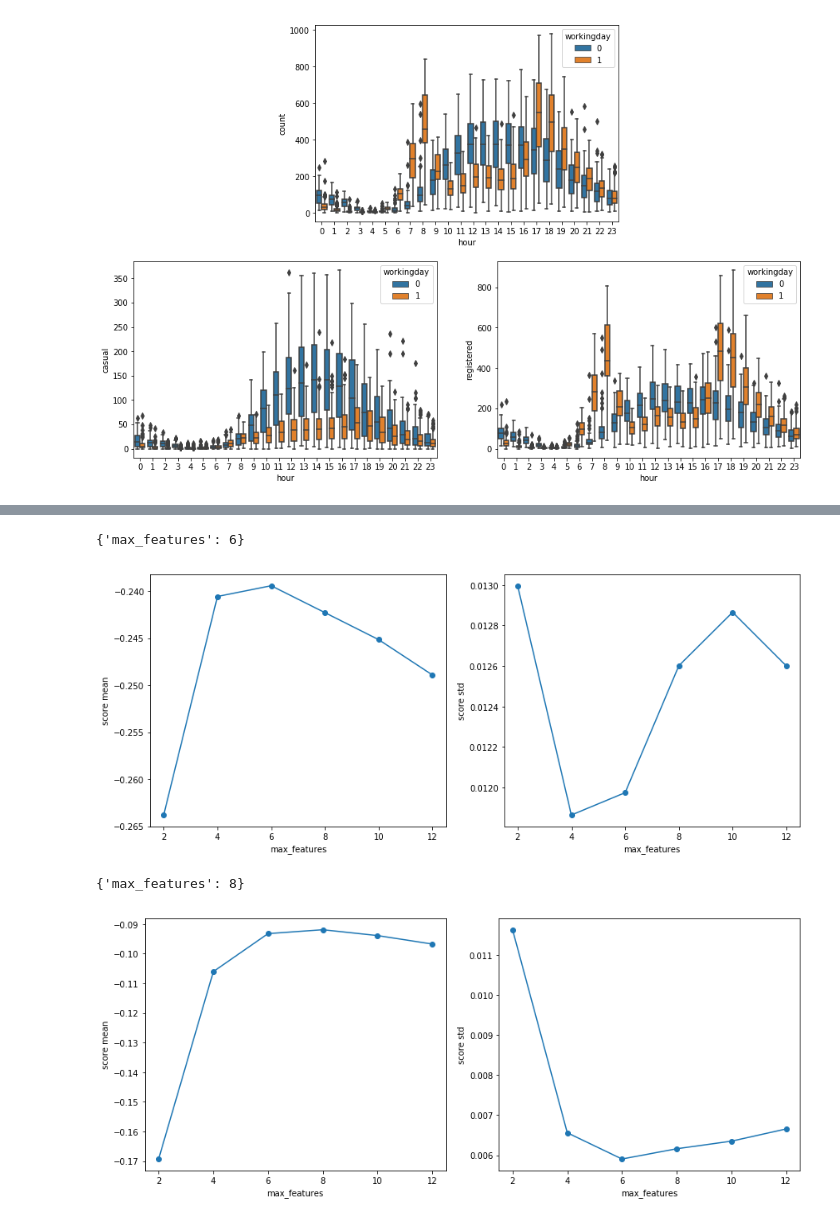
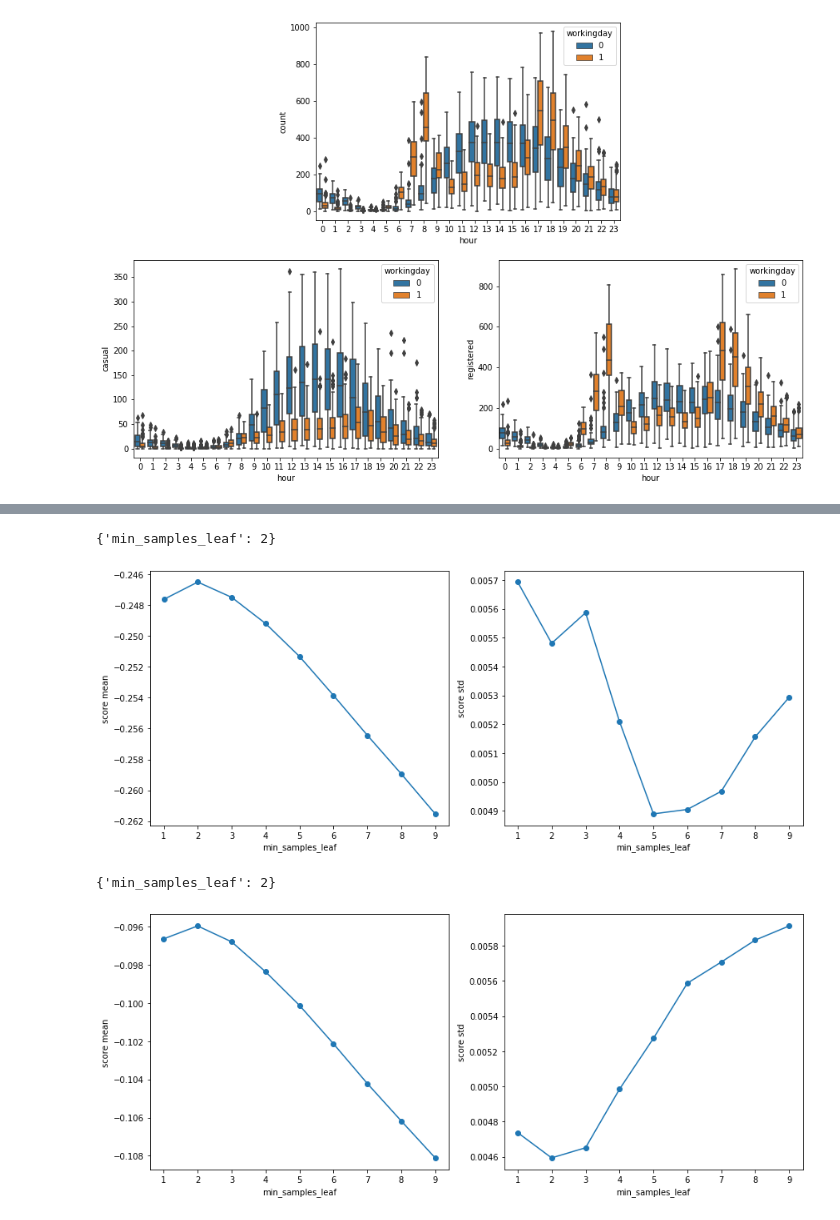
Before and after one commit to qinhanmin2014/kaggle-bike-sharing-demand, a Jupyter notebook: GBDT_RF.ipynb, the cells around one changed output, grey strips where cells are left out. Cells and saved outputs as stored; diff of their text form; code cells hidden in the pictures.

Commit message:
extra feature count_season, rank 29->24

```diff
--- a/GBDT_RF.ipynb
+++ b/GBDT_RF.ipynb
@@ -82,31 +97,34 @@ plt.show()
 # %%
 # new feature
 for df in [train, test]:
-    date = pd.DatetimeIndex(df['datetime'])
-    df['year'], df['month'], df['hour'], df['dayofweek'] = \
-        date.year, date.month, date.hour, date.dayofweek
+    df['year_season'] = df['year'] + df['season'] / 10
     df['hour_workingday_casual'] = df[['hour', 'workingday']].apply(
         lambda x: int(10 <= x['hour'] <= 19), axis=1)
     df['hour_workingday_registered'] = df[['hour', 'workingday']].apply(
       lambda x: int(
         (x['workingday'] == 1 and (x['hour'] == 8 or 17 <= x['hour'] <= 18))
         or (x['workingday'] == 0 and 10 <= x['hour'] <= 19)), axis=1)
+
+by_season = train.groupby('year_season')[['count']].median()
+by_season.columns = ['count_season']
+train = train.join(by_season, on='year_season')
+test = test.join(by_season, on='year_season')
 # %%
 # GradientBoostingRegressor
 # features used to train the model
 # removing month improves the performance
 features = ['season', 'holiday', 'workingday', 'weather',
             'temp', 'atemp', 'humidity', 'windspeed',
-            'year', 'hour', 'dayofweek', 'hour_workingday_casual']
-reg = GradientBoostingRegressor(n_estimators=1000, min_samples_leaf=3, random_state=0)
+            'year', 'hour', 'dayofweek', 'hour_workingday_casual', 'count_season']
+reg = GradientBoostingRegressor(n_estimators=1000, min_samples_leaf=6, random_state=0)
 reg.fit(train[features], train['casual_log'])
 pred_casual = reg.predict(test[features])
 pred_casual = np.exp(pred_casual) - 1
 pred_casual[pred_casual < 0] = 0
 features = ['season', 'holiday', 'workingday', 'weather',
             'temp', 'atemp', 'humidity', 'windspeed',
-            'year', 'hour', 'dayofweek', 'hour_workingday_registered']
-reg = GradientBoostingRegressor(n_estimators=1000, min_samples_leaf=9, random_state=0)
+            'year', 'hour', 'dayofweek', 'hour_workingday_registered', 'count_season']
+reg = GradientBoostingRegressor(n_estimators=1000, min_samples_leaf=6, random_state=0)
 reg.fit(train[features], train['registered_log'])
 pred_registered = reg.predict(test[features])
 pred_registered = np.exp(pred_registered) - 1
@@ -180,16 +198,16 @@ plot_cv(param, bestreg, "min_samples_leaf")
 # RandomForestRegressor
 features = ['season', 'holiday', 'workingday', 'weather',
             'temp', 'atemp', 'humidity', 'windspeed',
-            'year', 'hour', 'dayofweek', 'hour_workingday_casual']
-reg = RandomForestRegressor(n_estimators=1000, max_features=6, random_state=0, n_jobs=-1)
+            'year', 'hour', 'dayofweek', 'hour_workingday_casual', 'count_season']
+reg = RandomForestRegressor(n_estimators=1000, min_samples_leaf=2, random_state=0, n_jobs=-1)
 reg.fit(train[features], train['casual_log'])
 pred_casual = reg.predict(test[features])
 pred_casual = np.exp(pred_casual) - 1
 pred_casual[pred_casual < 0] = 0
 features = ['season', 'holiday', 'workingday', 'weather',
             'temp', 'atemp', 'humidity', 'windspeed',
-            'year', 'hour', 'dayofweek', 'hour_workingday_registered']
-reg = RandomForestRegressor(n_estimators=1000, max_features=8, random_state=0, n_jobs=-1)
+            'year', 'hour', 'dayofweek', 'hour_workingday_registered', 'count_season']
+reg = RandomForestRegressor(n_estimators=1000, min_samples_leaf=2, random_state=0, n_jobs=-1)
 reg.fit(train[features], train['registered_log'])
 pred_registered = reg.predict(test[features])
 pred_registered = np.exp(pred_registered) - 1
@@ -241,23 +259,23 @@ plot_cv(param, bestreg, "n_estimators")
 # %%
 # RandomForestRegressor
-# tune max_features
+# tune min_samples_leaf
 reg = RandomForestRegressor(n_estimators=1000, random_state=0, n_jobs=-1)
-param = {"max_features": [2, 4, 6, 8, 10, 12]}
+param = {"min_samples_leaf": np.arange(1, 10, 1)}
 bestreg = GridSearchCV(reg, param, cv=kf.split(train, year_month), scoring='neg_mean_squared_error')
 bestreg.fit(train[features], train['casual_log'])
 print(bestreg.best_params_)
-plot_cv(param, bestreg, "max_features")
+plot_cv(param, bestreg, "min_samples_leaf")
 
 reg = RandomForestRegressor(n_estimators=1000, random_state=0, n_jobs=-1)
-param = {"max_features": [2, 4, 6, 8, 10, 12]}
+param = {"min_samples_leaf": np.arange(1, 10, 1)}
 bestreg = GridSearchCV(reg, param, cv=kf.split(train, year_month), scoring='neg_mean_squared_error')
 bestreg.fit(train[features], train['registered_log'])
 print(bestreg.best_params_)
-plot_cv(param, bestreg, "max_features")
+plot_cv(param, bestreg, "min_samples_leaf")
 # %% [output]
-{'max_features': 6}
+{'min_samples_leaf': 2}
-[figure, old version]
+[figure, new version]
-{'max_features': 8}
+{'min_samples_leaf': 2}
-[figure, old version]
+[figure, new version]
 # %%
 # put the two models together
```
Also changed, not shown: parts of 10 cells of this notebook, 8 other files.
